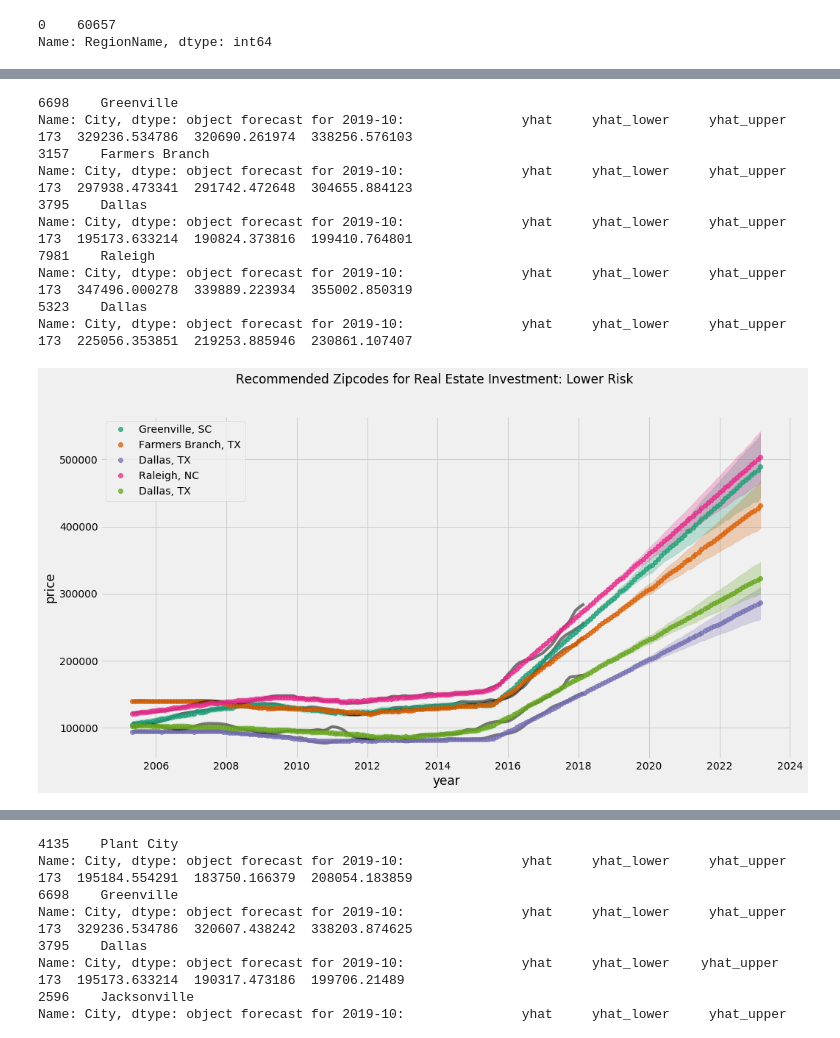
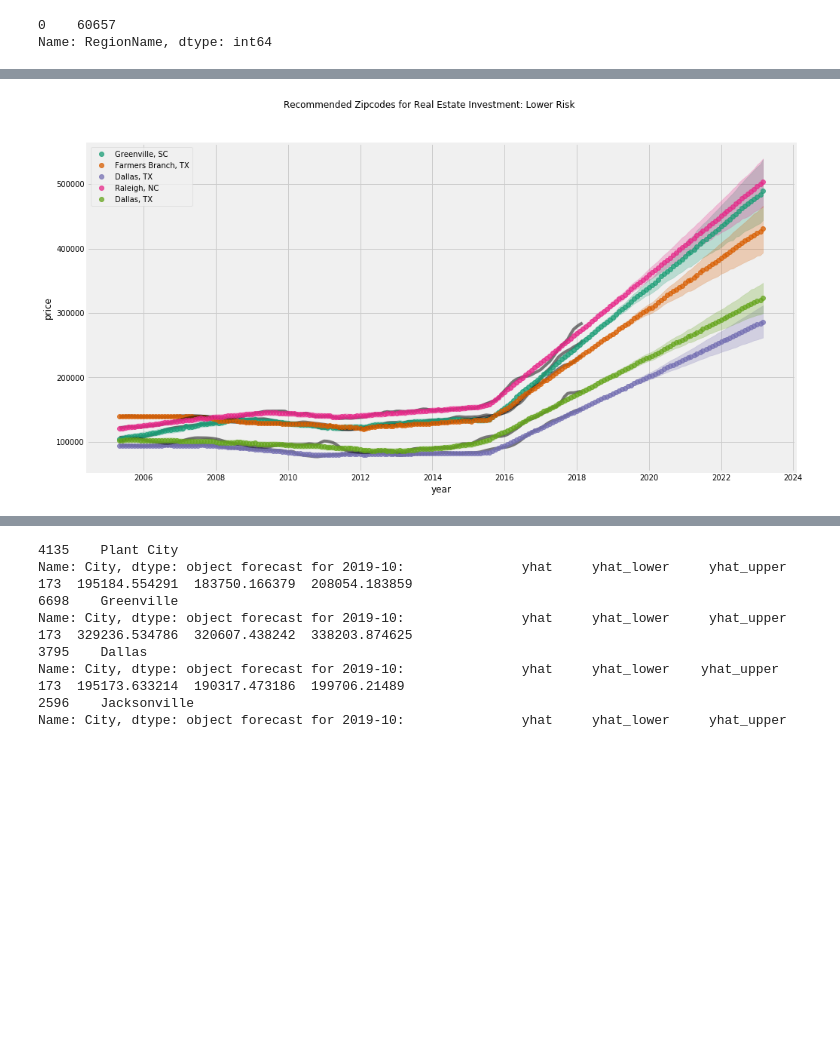
Before and after one commit to allisonhonold/Zillow_investment_zipcodes, a Jupyter notebook: plot_graphs.ipynb, the cells around one changed output, grey strips where cells are left out. Drawn from its saved outputs; the diff is of its cells as text; code cells hidden in the pictures; blank space fills up the shorter version.

```diff
--- a/plot_graphs.ipynb
+++ b/plot_graphs.ipynb
@@ -41,7 +43,7 @@ def plot_model(df, stats_df, zipcode):
 # %%
 def plot_models(df, stats_df, zipcodes, title):
     """
-    Plots a single model
+    Models each zipcode and plots them on a single axis.
 
     Args:
         df: a data frame with columns [RegionID, RegionName, City, State, Metro,
@@ -50,14 +52,16 @@ def plot_models(df, stats_df, zipcodes, title):
         expected, expected_roi, maximum, max_roi]
         zipcode: zipcode
     Returns:
-        figure with the data from the zipcodes plotted
+        figure with the data from the zipcodes plotted, dictonary of forecasts
     """
     palette = plt.get_cmap('Dark2')
+    forecasts = {}
     fig, ax = plt.subplots(figsize=(15,8))
     for index, zipcode in enumerate(zipcodes):
         color = palette(index)
         zip_history_df = create_zip_df(df, zipcode, '2005-04-01', '2018-04-01')
         model, forecast, zipcode = model_price(df, zipcode, '2005-04-01', '2018-04-01')
+        forecasts[zipcode] = forecast
         zip_data = df.loc[df['RegionName'] == zipcode]
         stats_data = stats_df.loc[stats_df['zipcode'] == zipcode]
         label = (f"{zip_data['City'].values[0]}"
@@ -67,12 +71,9 @@ def plot_models(df, stats_df, zipcodes, title):
         ax.plot_date(forecast['ds'], forecast['yhat'], color=color, alpha=.75, label=label) #plot forecast
         ax.fill_between(forecast['ds'], forecast['yhat_lower'], forecast['yhat_upper'],
                        color=color, alpha=.25) #plot forecast range
-        print(f"{zip_data['City']}"
-              + f" forecast for 2019-10: "
-              + f"{forecast.loc[(forecast['ds'] == '2019-10-01'), ['yhat', 'yhat_lower', 'yhat_upper']]}"
-             )
+
     fig.suptitle(f'Recommended Zipcodes for Real Estate Investment: {title}')
     ax.legend(loc='upper left')
     ax.set_ylabel('price')
     ax.set_xlabel('year')
-    fig.show();
+    return fig, forecasts
@@ -191,19 +171,4 @@ plot_model(all_df, stats_df, 48506)
 # %%
-plot_models(all_df, stats_df, conservative5['zipcode'], 'Lower Risk')
+fig, forecasts = plot_models(all_df, stats_df, conservative5['zipcode'], 'Lower Risk')
 # %% [output]
-6698    Greenville
-Name: City, dtype: object forecast for 2019-10:               yhat     yhat_lower     yhat_upper
-173  329236.534786  320690.261974  338256.576103
-3157    Farmers Branch
-Name: City, dtype: object forecast for 2019-10:               yhat     yhat_lower     yhat_upper
-173  297938.473341  291742.472648  304655.884123
-3795    Dallas
-Name: City, dtype: object forecast for 2019-10:               yhat     yhat_lower     yhat_upper
-173  195173.633214  190824.373816  199410.764801
-7981    Raleigh
-Name: City, dtype: object forecast for 2019-10:               yhat     yhat_lower     yhat_upper
-173  347496.000278  339889.223934  355002.850319
-5323    Dallas
-Name: City, dtype: object forecast for 2019-10:               yhat     yhat_lower     yhat_upper
-173  225056.353851  219253.885946  230861.107407
-[figure, old version]
+[figure, new version]
```
Also changed, not shown: parts of 11 cells of this notebook, 2 other files.
